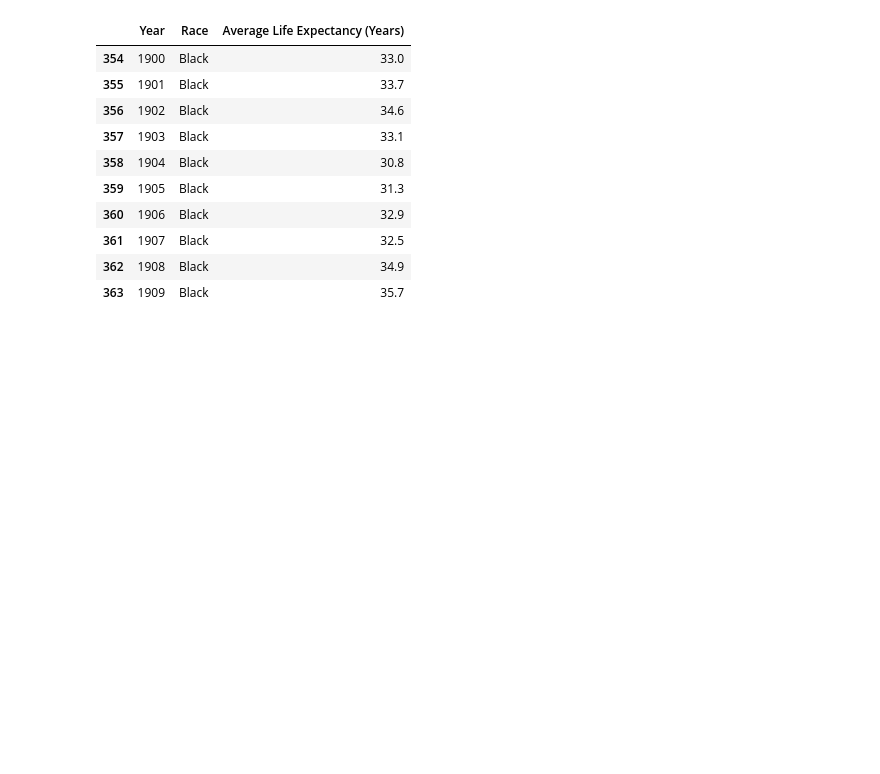
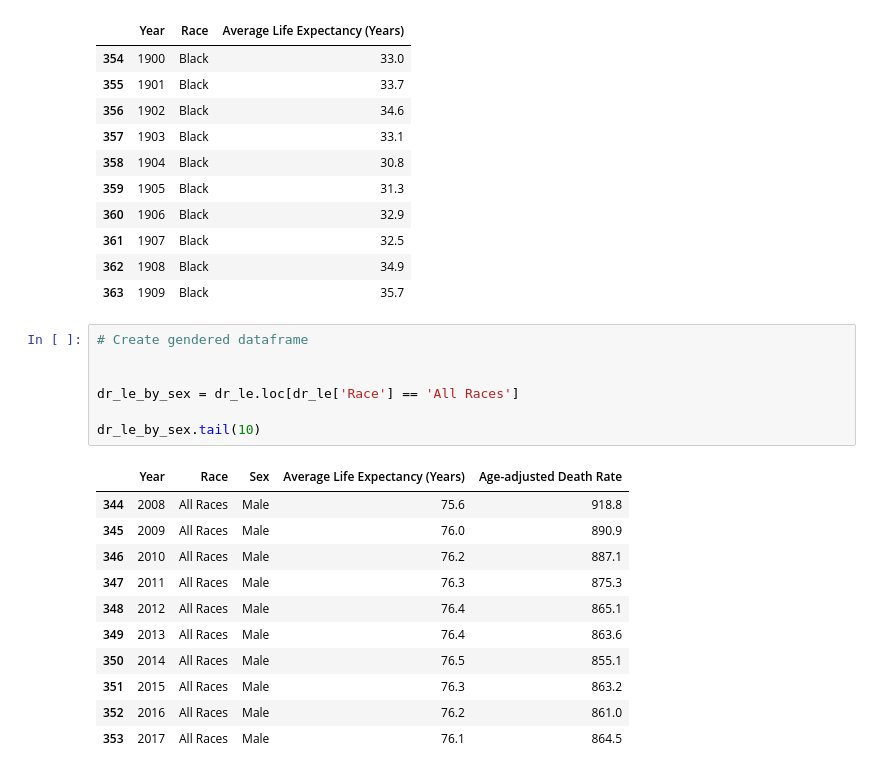
Before and after one commit to KristineYW/DS15-Unit-1-Build, a Jupyter notebook: Build_Week_1_Vis_1_LE.ipynb, the cells around one changed output. Cells and saved outputs as stored; diff of their text form; blank space fills up the shorter version.

```diff
--- a/Build_Week_1_Vis_1_LE.ipynb
+++ b/Build_Week_1_Vis_1_LE.ipynb
@@ -190,3 +190,22 @@ dr_le_black.head(10)
 | 361 | 1907 | Black | 32.5 |
 | 362 | 1908 | Black | 34.9 |
 | 363 | 1909 | Black | 35.7 |
+# %%
+# Create gendered dataframe
+
+
+dr_le_by_sex = dr_le.loc[dr_le['Race'] == 'All Races']
+
+dr_le_by_sex.tail(10)
+# %% [output]
+|  | Year | Race | Sex | Average Life Expectancy (Years) | Age-adjusted Death Rate |
+| 344 | 2008 | All Races | Male | 75.6 | 918.8 |
+| 345 | 2009 | All Races | Male | 76.0 | 890.9 |
+| 346 | 2010 | All Races | Male | 76.2 | 887.1 |
+| 347 | 2011 | All Races | Male | 76.3 | 875.3 |
+| 348 | 2012 | All Races | Male | 76.4 | 865.1 |
+| 349 | 2013 | All Races | Male | 76.4 | 863.6 |
+| 350 | 2014 | All Races | Male | 76.5 | 855.1 |
+| 351 | 2015 | All Races | Male | 76.3 | 863.2 |
+| 352 | 2016 | All Races | Male | 76.2 | 861.0 |
+| 353 | 2017 | All Races | Male | 76.1 | 864.5 |
```
Also changed, not shown: parts of 11 cells of this notebook.
